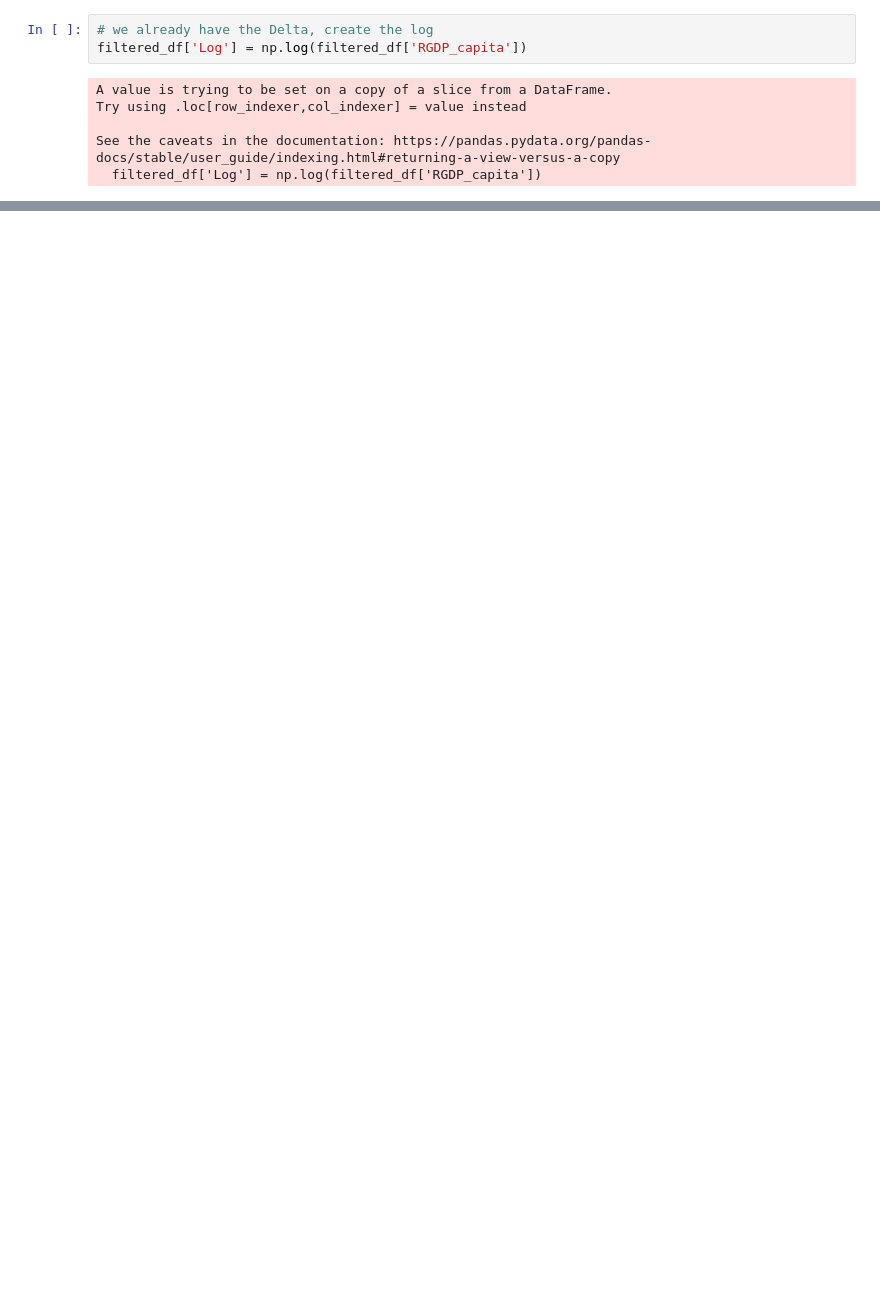
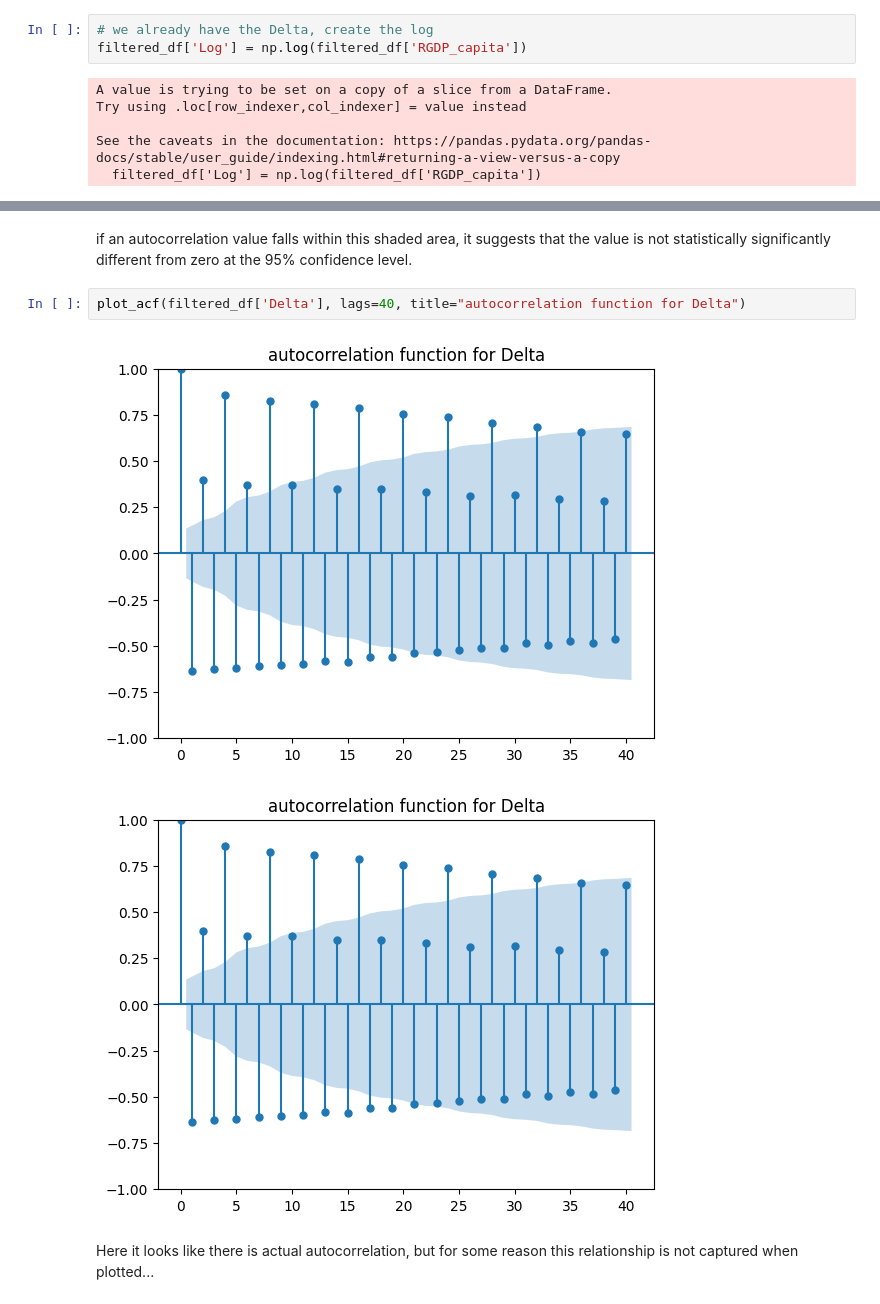
Before and after one commit to giordanovitale/Time-Series-Assignments, a Jupyter notebook: Assignment 2/Assignment2.ipynb, the cells around one changed output, grey strips where cells are left out. Cells and saved outputs as stored; diff of their text form; blank space fills up the shorter version.

```diff
--- a/Assignment 2/Assignment2.ipynb
+++ b/Assignment 2/Assignment2.ipynb
@@ -299,0 +270,9 @@ pd.plotting.autocorrelation_plot(filtered_df['Delta'])
+# %% [markdown]
+ if an autocorrelation value falls within this shaded area, it suggests that the value is not statistically significantly different from zero at the 95% confidence level.
+# %%
+plot_acf(filtered_df['Delta'], lags=40, title="autocorrelation function for Delta")
+# %% [output]
+[figure, added]
+[figure, added]
+# %% [markdown]
+Here it looks like there is actual autocorrelation, but for some reason this relationship is not captured when plotted...
```
Also changed, not shown: parts of 9 cells of this notebook.
